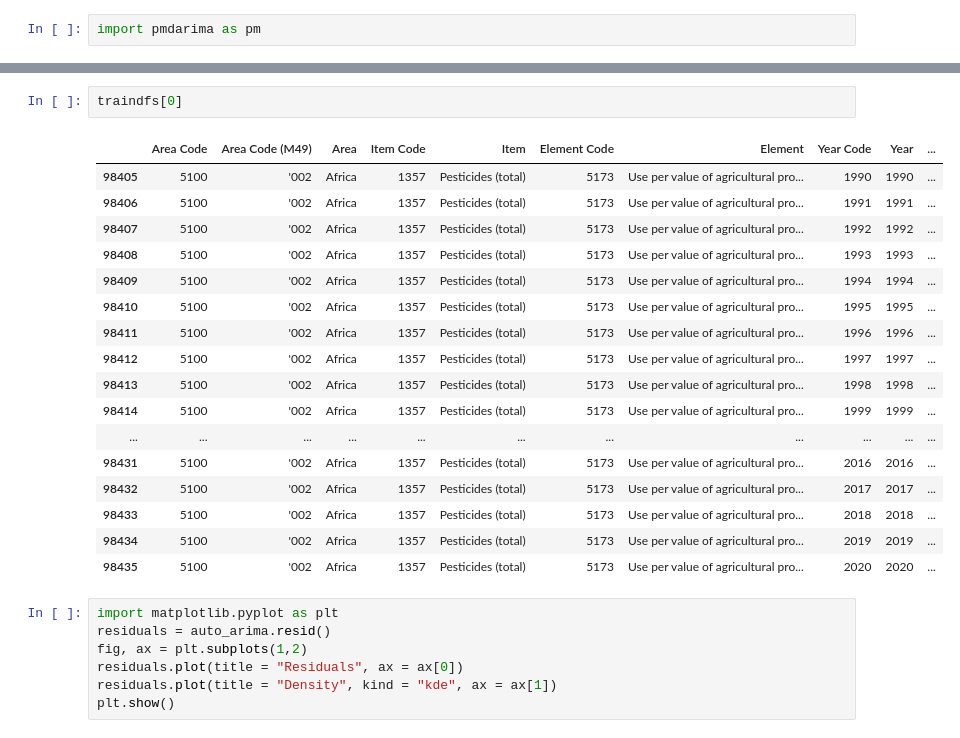
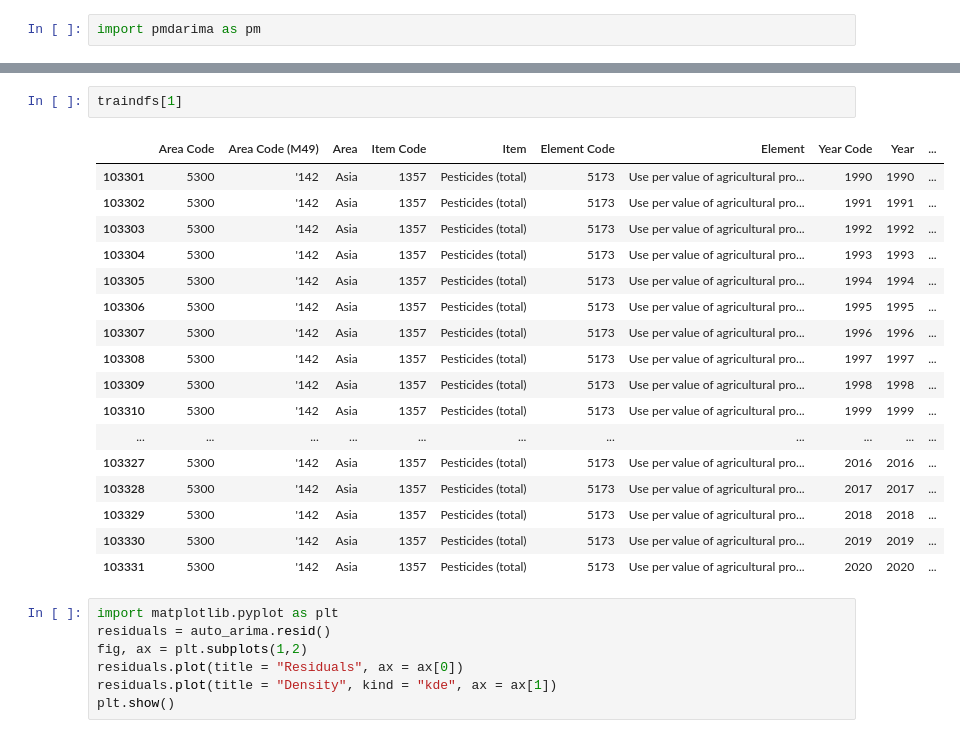
Before and after one commit to TaufiqIslamProtick/pesticide-data-analysis, a Jupyter notebook: source.ipynb, the cells around one changed output, grey strips where cells are left out. Cells and saved outputs as stored; diff of their text form.

```diff
--- a/source.ipynb
+++ b/source.ipynb
@@ -354,23 +289,23 @@ auto_arima.params
 # %%
-traindfs[0]
+traindfs[1]
 # %% [output]
 |  | Area Code | Area Code (M49) | Area | Item Code | Item | Element Code | Element | Year Code | Year | ... |
-| 98405 | 5100 | '002 | Africa | 1357 | Pesticides (total) | 5173 | Use per value of agricultural pro... | 1990 | 1990 | ... |
-| 98406 | 5100 | '002 | Africa | 1357 | Pesticides (total) | 5173 | Use per value of agricultural pro... | 1991 | 1991 | ... |
-| 98407 | 5100 | '002 | Africa | 1357 | Pesticides (total) | 5173 | Use per value of agricultural pro... | 1992 | 1992 | ... |
-| 98408 | 5100 | '002 | Africa | 1357 | Pesticides (total) | 5173 | Use per value of agricultural pro... | 1993 | 1993 | ... |
-| 98409 | 5100 | '002 | Africa | 1357 | Pesticides (total) | 5173 | Use per value of agricultural pro... | 1994 | 1994 | ... |
-| 98410 | 5100 | '002 | Africa | 1357 | Pesticides (total) | 5173 | Use per value of agricultural pro... | 1995 | 1995 | ... |
-| 98411 | 5100 | '002 | Africa | 1357 | Pesticides (total) | 5173 | Use per value of agricultural pro... | 1996 | 1996 | ... |
-| 98412 | 5100 | '002 | Africa | 1357 | Pesticides (total) | 5173 | Use per value of agricultural pro... | 1997 | 1997 | ... |
-| 98413 | 5100 | '002 | Africa | 1357 | Pesticides (total) | 5173 | Use per value of agricultural pro... | 1998 | 1998 | ... |
-| 98414 | 5100 | '002 | Africa | 1357 | Pesticides (total) | 5173 | Use per value of agricultural pro... | 1999 | 1999 | ... |
+| 103301 | 5300 | '142 | Asia | 1357 | Pesticides (total) | 5173 | Use per value of agricultural pro... | 1990 | 1990 | ... |
+| 103302 | 5300 | '142 | Asia | 1357 | Pesticides (total) | 5173 | Use per value of agricultural pro... | 1991 | 1991 | ... |
+| 103303 | 5300 | '142 | Asia | 1357 | Pesticides (total) | 5173 | Use per value of agricultural pro... | 1992 | 1992 | ... |
+| 103304 | 5300 | '142 | Asia | 1357 | Pesticides (total) | 5173 | Use per value of agricultural pro... | 1993 | 1993 | ... |
+| 103305 | 5300 | '142 | Asia | 1357 | Pesticides (total) | 5173 | Use per value of agricultural pro... | 1994 | 1994 | ... |
+| 103306 | 5300 | '142 | Asia | 1357 | Pesticides (total) | 5173 | Use per value of agricultural pro... | 1995 | 1995 | ... |
+| 103307 | 5300 | '142 | Asia | 1357 | Pesticides (total) | 5173 | Use per value of agricultural pro... | 1996 | 1996 | ... |
+| 103308 | 5300 | '142 | Asia | 1357 | Pesticides (total) | 5173 | Use per value of agricultural pro... | 1997 | 1997 | ... |
+| 103309 | 5300 | '142 | Asia | 1357 | Pesticides (total) | 5173 | Use per value of agricultural pro... | 1998 | 1998 | ... |
+| 103310 | 5300 | '142 | Asia | 1357 | Pesticides (total) | 5173 | Use per value of agricultural pro... | 1999 | 1999 | ... |
 | ... | ... | ... | ... | ... | ... | ... | ... | ... | ... | ... |
-| 98431 | 5100 | '002 | Africa | 1357 | Pesticides (total) | 5173 | Use per value of agricultural pro... | 2016 | 2016 | ... |
-| 98432 | 5100 | '002 | Africa | 1357 | Pesticides (total) | 5173 | Use per value of agricultural pro... | 2017 | 2017 | ... |
-| 98433 | 5100 | '002 | Africa | 1357 | Pesticides (total) | 5173 | Use per value of agricultural pro... | 2018 | 2018 | ... |
-| 98434 | 5100 | '002 | Africa | 1357 | Pesticides (total) | 5173 | Use per value of agricultural pro... | 2019 | 2019 | ... |
-| 98435 | 5100 | '002 | Africa | 1357 | Pesticides (total) | 5173 | Use per value of agricultural pro... | 2020 | 2020 | ... |
+| 103327 | 5300 | '142 | Asia | 1357 | Pesticides (total) | 5173 | Use per value of agricultural pro... | 2016 | 2016 | ... |
+| 103328 | 5300 | '142 | Asia | 1357 | Pesticides (total) | 5173 | Use per value of agricultural pro... | 2017 | 2017 | ... |
+| 103329 | 5300 | '142 | Asia | 1357 | Pesticides (total) | 5173 | Use per value of agricultural pro... | 2018 | 2018 | ... |
+| 103330 | 5300 | '142 | Asia | 1357 | Pesticides (total) | 5173 | Use per value of agricultural pro... | 2019 | 2019 | ... |
+| 103331 | 5300 | '142 | Asia | 1357 | Pesticides (total) | 5173 | Use per value of agricultural pro... | 2020 | 2020 | ... |
 # %%
 import matplotlib.pyplot as plt
 residuals = auto_arima.resid()
```
Also changed, not shown: parts of 35 cells of this notebook, 8 other files.
